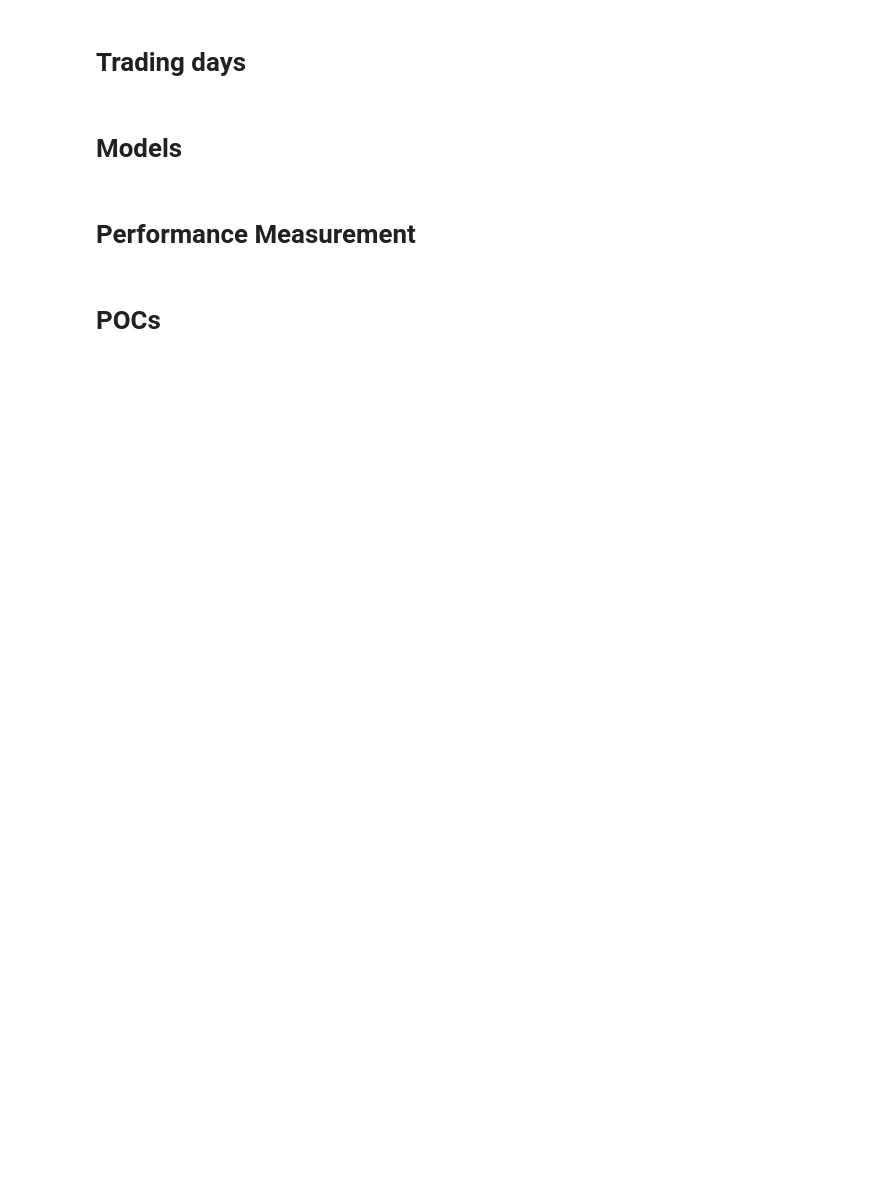
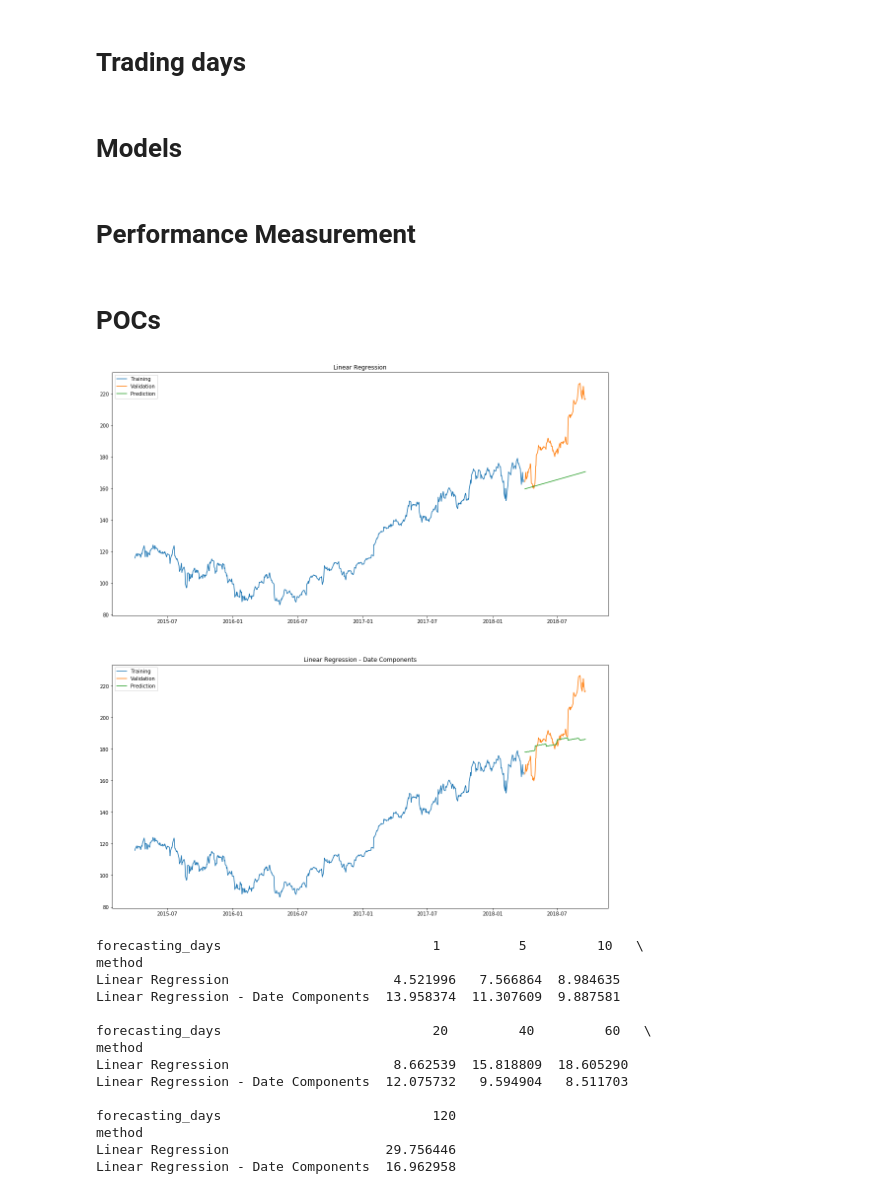
Before and after one commit to egar-garcia/machine-learning-engineer-nanodegree-capstone, a Jupyter notebook: StockForecasting.ipynb, the cells around one changed output. Drawn from its saved outputs; the diff is of its cells as text; code cells hidden in the pictures; blank space fills up the shorter version.

```diff
--- a/StockForecasting.ipynb
+++ b/StockForecasting.ipynb
@@ -55,7 +67,7 @@ Some useful functions to support the constructions in this project.
 def expand_date_in_dataframe(df):
     """
     It breaks the date attibute (assuming it's a datetime) of a dataframe in more fileds
-    for year, month, day, week, day of week, day of year and timestamp.
+    for year, month, day, week, day of week and day of year.
     """
     df['year'] = df.date.dt.year
     df['month'] = df.date.dt.month
@@ -63,6 +75,12 @@ def expand_date_in_dataframe(df):
     df['week'] = df.date.dt.week
     df['dayofweek'] = df.date.dt.dayofweek
     df['dayofyear'] = df.date.dt.dayofyear
+
+
+def add_timestamp_to_dataframe(df):
+    """
+    It add a representation of the date attibute (assuming it's a datetime) as a timestamp.
+    """
     df['timestamp'] = df.date.values.astype(np.int64)
 
 
@@ -641,11 +670,12 @@ class LinearRegressionStockForecaster(StockForecasterModel):
 
         training_set = base_dataset.getDataframe(ticker_symbol=self.ticker_symbol,
                                                  from_date=start_date, to_date=end_date)
+        add_timestamp_to_dataframe(training_set)
 
         self.training_start = min(training_set.date)
         self.training_end = max(training_set.date)
 
-        x = training_set.drop(['symbol', 'date', 'close'], axis=1)
+        x = training_set[['timestamp']]
         y = training_set.close
 
         self.model = LinearRegression()
@@ -676,8 +706,8 @@ class LinearRegressionStockForecaster(StockForecasterModel):
         days_to_predict = self.trading_days_helper.get_trading_days_in_range(from_date, to_date)
 
         x_train = datetime_array_to_dataframe(days_to_predict)
-        expand_date_in_dataframe(x_train)
-        x_train = x_train.drop(['date'], axis=1)
+        add_timestamp_to_dataframe(x_train)
+        x_train = x_train[['timestamp']]
 
         y = self.model.predict(x_train)
 
@@ -1045,6 +1154,10 @@ training_and_validation_ds = Dataset(pd.concat([training_ds.dataframe, validatio
 linear_regresion_model_file = create_train_and_save_model(
     'Analisys_1_LinearRegression', LinearRegressionStockForecaster,
     ticker_symbol, training_ds, training_start, training_end, trading_days_helper)
+# %%
+date_comps_linear_regresion_model_file = create_train_and_save_model(
+    'Analisys_1_DateCompsLinearRegression', DateComponentsLinearRegressionStockForecaster,
+    ticker_symbol, training_ds, training_start, training_end, trading_days_helper)
 # %%
 arima_model_file = create_train_and_save_model(
     'Analisys_1_Arima', ArimaStockForecaster,
@@ -1059,9 +1172,44 @@ lstm_model_file = create_train_and_save_model(
     ticker_symbol, training_ds, training_start, training_end, trading_days_helper)
 # %%
 linear_regresion_model = StockForecasterModel.loadFromFile(linear_regresion_model_file)
+date_comps_linear_regresion_model = StockForecasterModel.loadFromFile(date_comps_linear_regresion_model_file)
 arima_model = StockForecasterModel.loadFromFile(arima_model_file)
 prophet_model = StockForecasterModel.loadFromFile(prophet_model_file)
 lstm_model = StockForecasterModel.loadFromFile(lstm_model_file)
+# %%
+linear_regresion_model = StockForecasterModel.loadFromFile(linear_regresion_model_file)
+date_comps_linear_regresion_model = StockForecasterModel.loadFromFile(date_comps_linear_regresion_model_file)
+
+results = []
+
+fig = plt.figure(figsize=(18, 20))
+ax1 = fig.add_subplot(211)
+ax2 = fig.add_subplot(212)
+
+measure_performance(results, ax1, linear_regresion_model.long_name, linear_regresion_model,
+                    None, training_ds, validation_ds, validation_days)
+measure_performance(results, ax2, date_comps_linear_regresion_model.long_name, date_comps_linear_regresion_model,
+                    None, training_ds, validation_ds, validation_days)
+
+plt.show()
+print(pd.DataFrame(columns = ['method', 'symbol', 'forecasting_days', 'RMSE'], data = results)\
+        .pivot(index='method', columns='forecasting_days', values='RMSE'))
+# %% [output]
+[figure, added]
+forecasting_days                           1          5         10   \
+method
+Linear Regression                     4.521996   7.566864  8.984635
+Linear Regression - Date Components  13.958374  11.307609  9.887581
+
+forecasting_days                           20         40         60   \
+method
+Linear Regression                     8.662539  15.818809  18.605290
+Linear Regression - Date Components  12.075732   9.594904   8.511703
+
+forecasting_days                           120
+method
+Linear Regression                    29.756446
+Linear Regression - Date Components  16.962958
 # %%
 results = []
 
```
Also changed, not shown: parts of 6 cells of this notebook, 2 other files.
